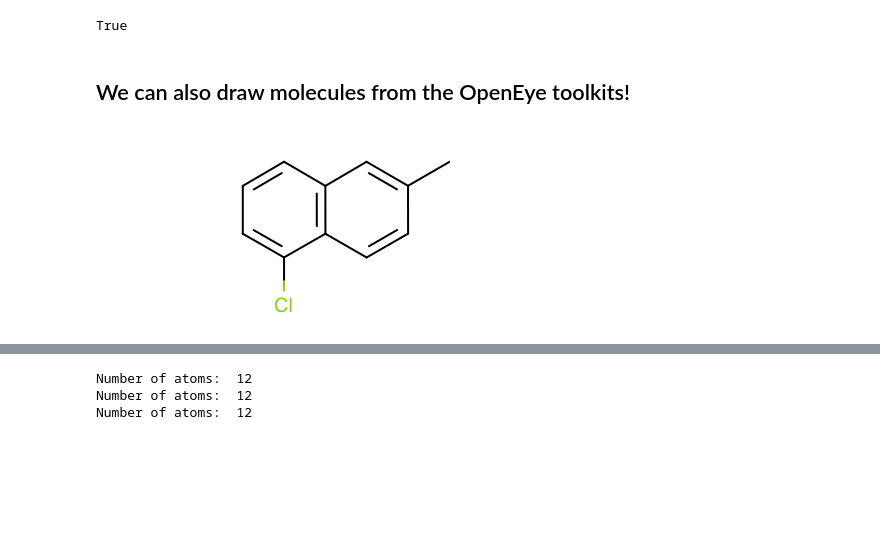
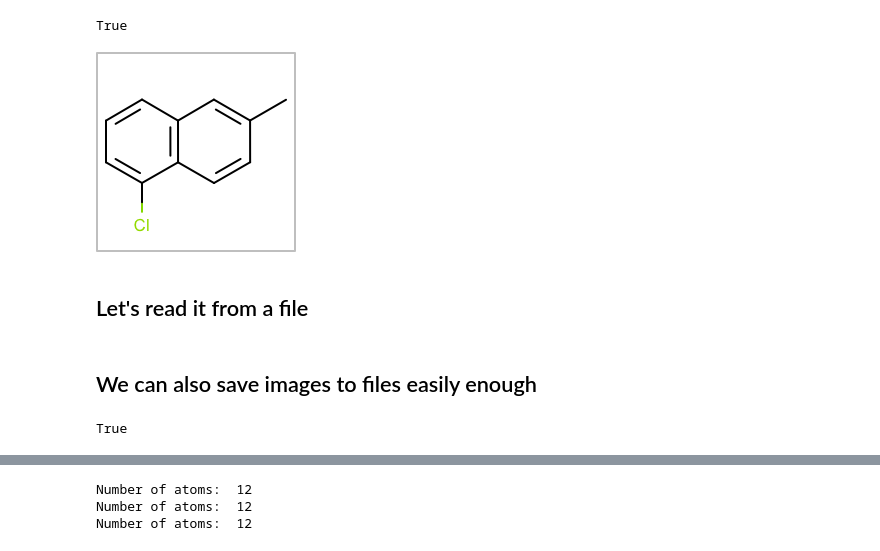
Before and after one commit to MobleyLab/drug-computing, a Jupyter notebook: uci-pharmsci/lectures/3D_structure_shape/3D_Structure_Shape.ipynb, the cells around one changed output, grey strips where cells are left out. Saved outputs shown, nothing was run; the diff lists cells and outputs as text; code cells hidden in the pictures; blank space fills up the shorter version.

```diff
--- a/uci-pharmsci/lectures/3D_structure_shape/3D_Structure_Shape.ipynb
+++ b/uci-pharmsci/lectures/3D_structure_shape/3D_Structure_Shape.ipynb
@@ -72,4 +112,10 @@ OEParseIUPACName(mol_from_name, name)
 #Again, if successful, we should see no error message and the function will output 'True'.
 # %% [output]
 True
+# %%
+oenb.draw_mol(mol_from_name)
+# %% [output]
+[figure, added]
+# %% [markdown]
+## Let's read it from a file
 # %%
@@ -88,12 +132,9 @@ OEReadMolecule( istream, mol_from_file)
 istream.close()
 
 #Here there should be no message if successful.
-# %% [markdown]
-## We can also draw molecules from the OpenEye toolkits!
+# %% [markdown]
+## We can also save images to files easily enough
 # %%
-# Import Image from Ipython
-from IPython.display import Image
-
 # Set width, height, and whether or not to display hydrogens
 width=500
 height=200
@@ -101,16 +142,13 @@ supH = True #Suppress hydrogens?
 
 # Prepare depiction/options
 mol = oechem.OEMol(mol_from_smiles) # Create new OEMol; without this, it might flatten your molecule
-dopt = OEPrepareDepictionOptions()
-dopt.SetDepictOrientation( OEDepictOrientation_Horizontal)
-dopt.SetSuppressHydrogens(supH)
-OEPrepareDepiction(mol, dopt)
-opts = OE2DMolDisplayOptions(width, height, OEScale_AutoScale)
+dopt = OEPrepareDepictionOptions() # Get options
+dopt.SetSuppressHydrogens(supH) # Hide hydrogens
+OEPrepareDepiction(mol, dopt) # Prepare depiction
+opts = OE2DMolDisplayOptions(width, height, OEScale_AutoScale) # Set size options/scaling
+
+# Set up display and export image to file
 disp = OE2DMolDisplay(mol, opts)
-img = OEImage(width, height)
-OERenderMolecule(img,disp)
-
-# Actually generate image
-Image(OEWriteImageToString("png",img))
+OERenderMolecule('test_image.pdf', disp, False)
 # %% [output]
-[figure, removed]
+True
```
Also changed, not shown: parts of 54 cells of this notebook, 2 other files.
